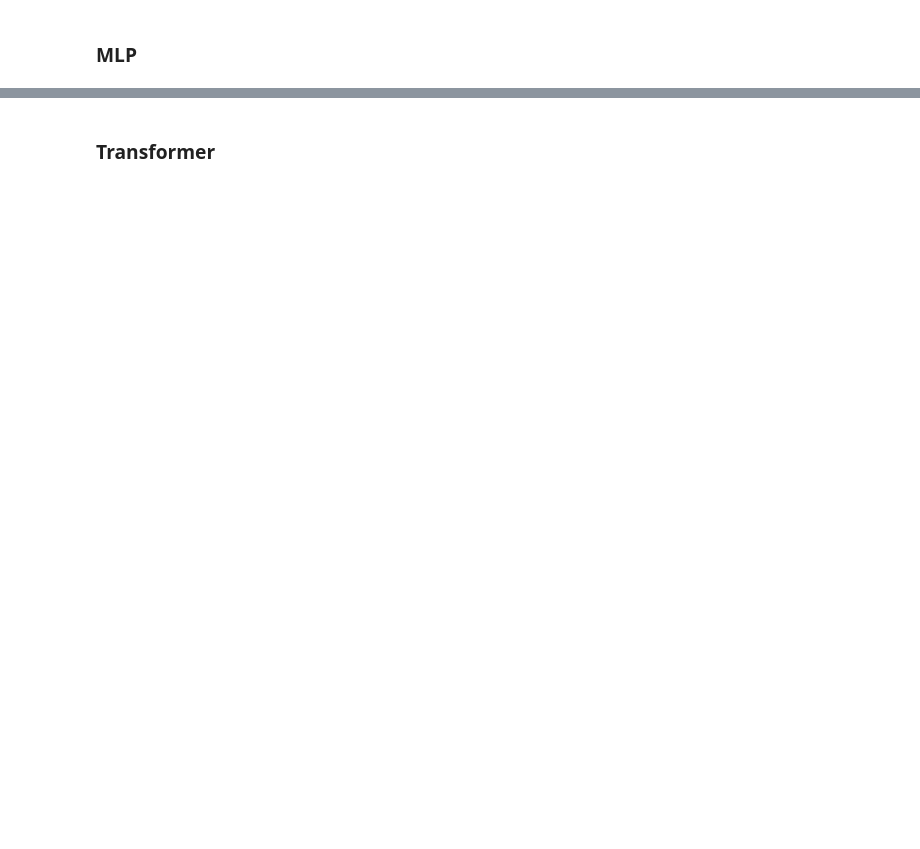
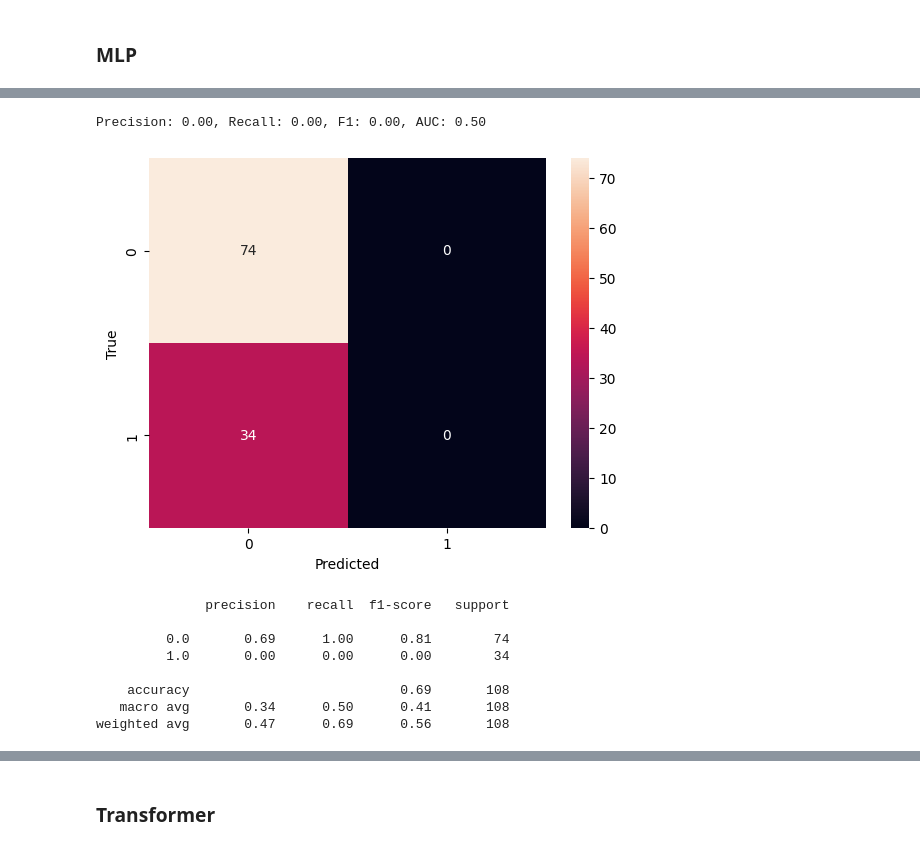
Before and after one commit to fmeza7/Proyecto-Graduacion-LICD, a Jupyter notebook: experiments/triangles.ipynb, the cells around one changed output, grey strips where cells are left out. Cells and saved outputs as stored; diff of their text form; code cells hidden in the pictures; blank space fills up the shorter version.

```diff
--- a/experiments/triangles.ipynb
+++ b/experiments/triangles.ipynb
@@ -1100,0 +1079,37 @@ Accuracy: 0.65
+# %%
+# Show metrics as Precision, Recall, F1, AUC
+model.eval()
+y_true = []
+y_pred = []
+with torch.no_grad():
+    for adj, labels in test_loader:
+        adj = adj.view(-1, input_size)
+        outputs = model(adj)
+        predicted = torch.round(torch.sigmoid(outputs))
+        y_true += labels.tolist()
+        y_pred += predicted.squeeze().tolist()
+
+precision, recall, f1, _ = precision_recall_fscore_support(y_true, y_pred, average='binary')
+auc = roc_auc_score(y_true, y_pred)
+
+print(f'Precision: {precision:.2f}, Recall: {recall:.2f}, F1: {f1:.2f}, AUC: {auc:.2f}')
+
+cm = confusion_matrix(y_true, y_pred)
+sns.heatmap(cm, annot=True, fmt='d')
+plt.xlabel('Predicted')
+plt.ylabel('True')
+plt.show()
+
+# Classification report
+print(classification_report(y_true, y_pred))
+# %% [output]
+Precision: 0.00, Recall: 0.00, F1: 0.00, AUC: 0.50
+[figure, added]
+              precision    recall  f1-score   support
+
+         0.0       0.69      1.00      0.81        74
+         1.0       0.00      0.00      0.00        34
+
+    accuracy                           0.69       108
+   macro avg       0.34      0.50      0.41       108
+weighted avg       0.47      0.69      0.56       108
```
Also changed, not shown: parts of 42 cells of this notebook, 1 other file.
